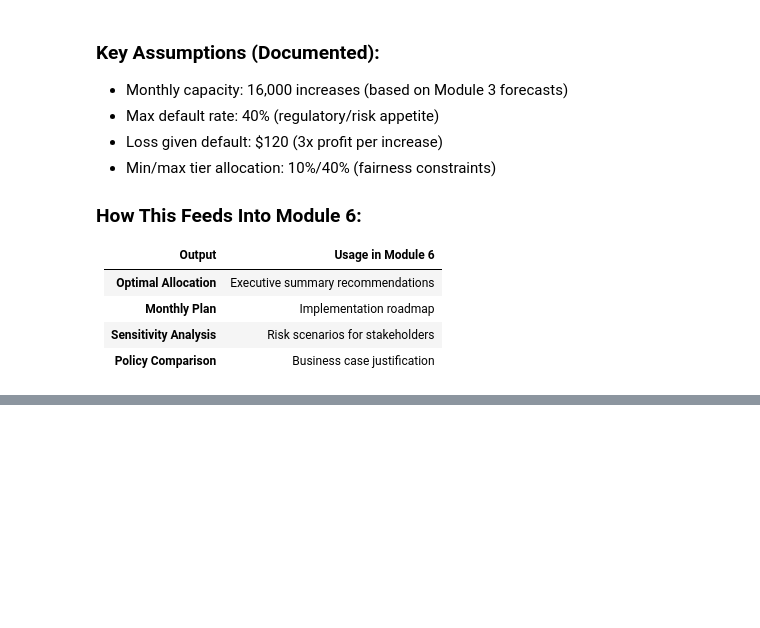
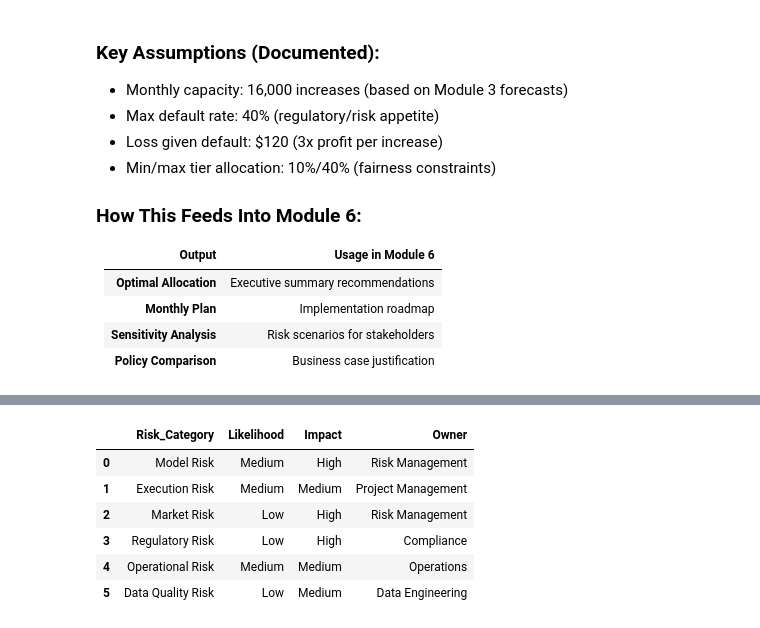
Before and after one commit to ashsweet/Loan_Limit_optimization, a Jupyter notebook: loan_limit_optimization.ipynb, the cells around one changed output, grey strips where cells are left out. Cells and saved outputs as stored; diff of their text form; code cells hidden in the pictures; blank space fills up the shorter version.

```diff
--- a/loan_limit_optimization.ipynb
+++ b/loan_limit_optimization.ipynb
@@ -5820,0 +6660,82 @@ print('  - optimization_results.png')
+# %%
+# ============================================================================
+# RISK ASSESSMENT AND MITIGATION
+# ============================================================================
+
+def generate_risk_assessment():
+    """
+    Generate risk assessment matrix with mitigation strategies.
+
+    Returns:
+    --------
+    pd.DataFrame : Risk assessment matrix
+    """
+    risks = [
+        {
+            'Risk_Category': 'Model Risk',
+            'Risk_Description': 'Model assumptions may not hold in changing economic conditions',
+            'Likelihood': 'Medium',
+            'Impact': 'High',
+            'Mitigation': 'Quarterly model validation, stress testing, dynamic recalibration',
+            'Owner': 'Risk Management'
+        },
+        {
+            'Risk_Category': 'Execution Risk',
+            'Risk_Description': 'Implementation delays or technical issues during rollout',
+            'Likelihood': 'Medium',
+            'Impact': 'Medium',
+            'Mitigation': 'Phased rollout, fallback procedures, dedicated IT support',
+            'Owner': 'Project Management'
+        },
+        {
+            'Risk_Category': 'Market Risk',
+            'Risk_Description': 'Economic downturn leading to higher default rates than forecast',
+            'Likelihood': 'Low',
+            'Impact': 'High',
+            'Mitigation': 'Conservative allocation limits, real-time monitoring, scenario planning',
+            'Owner': 'Risk Management'
+        },
+        {
+            'Risk_Category': 'Regulatory Risk',
+            'Risk_Description': 'Changes in lending regulations affecting allocation strategy',
+            'Likelihood': 'Low',
+            'Impact': 'High',
+            'Mitigation': 'Regulatory monitoring, flexible policy framework, compliance review',
+            'Owner': 'Compliance'
+        },
+        {
+            'Risk_Category': 'Operational Risk',
+            'Risk_Description': 'Capacity constraints during high-demand periods',
+            'Likelihood': 'Medium',
+            'Impact': 'Medium',
+            'Mitigation': 'Demand forecasting, capacity planning, automated processing',
+            'Owner': 'Operations'
+        },
+        {
+            'Risk_Category': 'Data Quality Risk',
+            'Risk_Description': 'Inaccurate or incomplete data affecting model inputs',
+            'Likelihood': 'Low',
+            'Impact': 'Medium',
+            'Mitigation': 'Data validation checks, anomaly detection, source verification',
+            'Owner': 'Data Engineering'
+        }
+    ]
+
+    return pd.DataFrame(risks)
+
+# Generate risk assessment
+risk_df = generate_risk_assessment()
+
+print('RISK ASSESSMENT MATRIX')
+
+# Display risk matrix
+display(risk_df[['Risk_Category', 'Likelihood', 'Impact', 'Owner']])
+
+print('\n--- Detailed Risk Mitigation Strategies ---')
+for _, row in risk_df.iterrows():
+    print(f'\n{row["Risk_Category"]}')
+    print(f'  Description: {row["Risk_Description"]}')
+    print(f'  Likelihood: {row["Likelihood"]} | Impact: {row["Impact"]}')
+    print(f'  Mitigation: {row["Mitigation"]}')
+    print(f'  Owner: {row["Owner"]}')
+# %% [output]
@@ -5820,0 +6743,7 @@ print('  - optimization_results.png')
+|  | Risk_Category | Likelihood | Impact | Owner |
+| 0 | Model Risk | Medium | High | Risk Management |
+| 1 | Execution Risk | Medium | Medium | Project Management |
+| 2 | Market Risk | Low | High | Risk Management |
+| 3 | Regulatory Risk | Low | High | Compliance |
+| 4 | Operational Risk | Medium | Medium | Operations |
+| 5 | Data Quality Risk | Low | Medium | Data Engineering |
```
Also changed, not shown: parts of 22 cells of this notebook, 7 other files.
